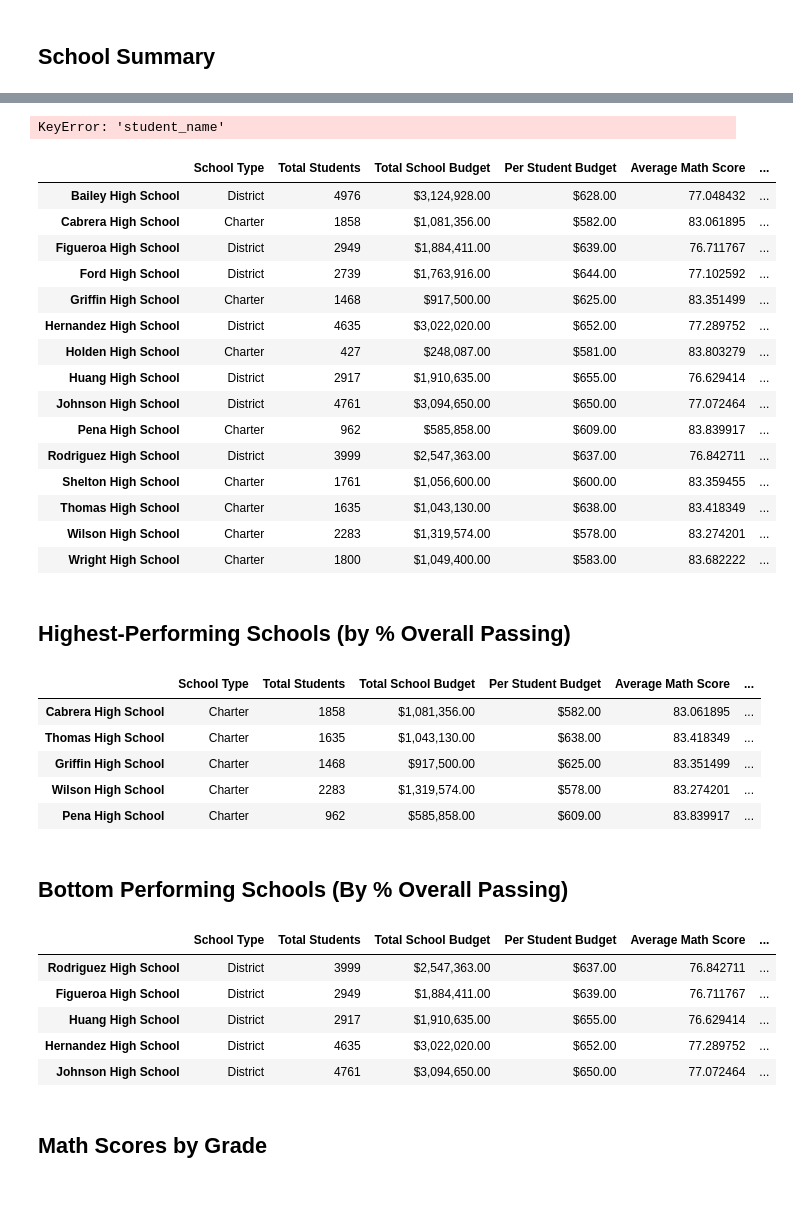
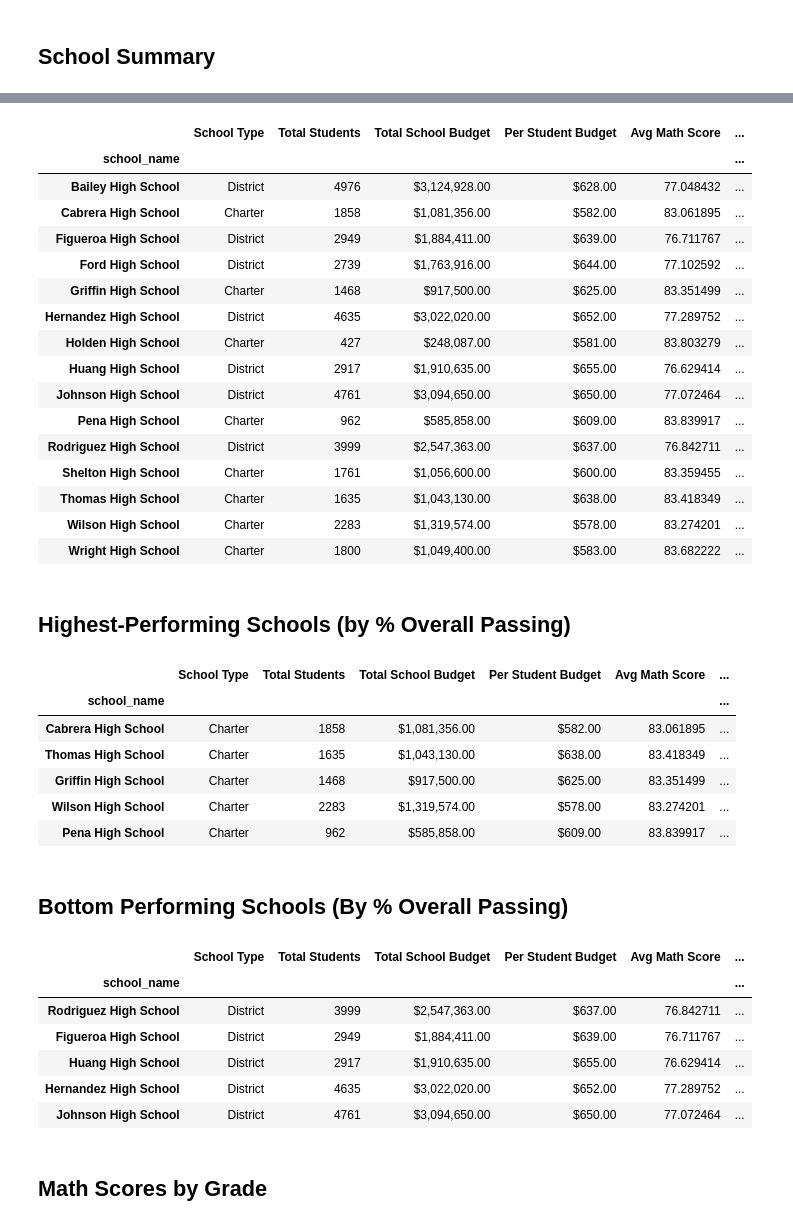
Before and after one commit to OEinarsson/Pandas-Challenge, a Jupyter notebook: Starter_Code/PyCitySchools/PyCitySchools_starter.ipynb, the cells around one changed output, grey strips where cells are left out. Saved outputs shown, nothing was run; the diff lists cells and outputs as text; code cells hidden in the pictures; blank space fills up the shorter version.

```diff
--- a/Starter_Code/PyCitySchools/PyCitySchools_starter.ipynb
+++ b/Starter_Code/PyCitySchools/PyCitySchools_starter.ipynb
@@ -130,38 +111,45 @@ per_school_budget = school_data_complete.groupby(["school_name"]).mean()["budget
 per_school_capita = per_school_budget / per_school_counts
 # %%
 # Calculate the average test scores
-per_school_math = school_data_complete[school_data_complete['math_score'] >= 70].groupby(['school_name']).count()['student_name']
-per_school_reading = school_data_complete[school_data_complete['reading_score'] >= 70].groupby(['school_name']).count()['student_name']
+per_school_math = school_data_complete.groupby(['school_name',])['math_score'].mean()
+per_school_reading = school_data_complete.groupby(['school_name'])['reading_score'].mean()
 # %%
 # Calculate the number of schools with math scores of 70 or higher
-school_passing_math = per_school_math = school_data_complete.groupby(['school_name'])['math_score'].mean()
+school_passing_math = school_data_complete.loc[school_data_complete["math_score"] >= 70, :]
 # %%
 # Calculate the number of schools with reading scores of 70 or higher
-school_passing_reading = per_school_math = school_data_complete.groupby(['school_name'])['reading_score'].mean()
+school_passing_reading = school_data_complete.loc[school_data_complete["reading_score"] >= 70, :]
 # %%
 # Use the provided code to calculate the schools that passed both math and reading with scores of 70 or higher
 passing_math_and_reading = school_data_complete[
-    (school_data_complete["reading_score"] >= 70) & (school_data_complete["math_score"] >= 70)
-]
+    (school_data_complete["reading_score"] >= 70) & (school_data_complete["math_score"] >= 70)]
 # %%
 # Use the provided code to calculate the passing rates
 per_school_passing_math = school_passing_math.groupby(["school_name"]).count()["student_name"] / per_school_counts * 100
 per_school_passing_reading = school_passing_reading.groupby(["school_name"]).count()["student_name"] / per_school_counts * 100
 overall_passing_rate = passing_math_and_reading.groupby(["school_name"]).count()["student_name"] / per_school_counts * 100
-# %% [output]
-KeyError: 'student_name'
 # %%
 # Create a DataFrame called `per_school_summary` with columns for the calculations above.
-per_school_summary =
+per_school_summary = pd.DataFrame({
+    "School Type" : school_types,
+    "Total Students": per_school_counts ,
+    "Total School Budget": per_school_budget ,
+    "Per Student Budget": per_school_capita ,
+    "Avg Math Score": per_school_math,
+    "Avg Reading Score": per_school_reading ,
+     "% Passing Math":per_school_passing_math,
+    "% Passing Reading" : per_school_passing_reading,
+    "% Overall Passing" : overall_passing_rate})
 
 # Formatting
 per_school_summary["Total School Budget"] = per_school_summary["Total School Budget"].map("${:,.2f}".format)
 per_school_summary["Per Student Budget"] = per_school_summary["Per Student Budget"].map("${:,.2f}".format)
 
 # Display the DataFrame
 per_school_summary
 # %% [output]
-|  | School Type | Total Students | Total School Budget | Per Student Budget | Average Math Score | ... |
+|  | School Type | Total Students | Total School Budget | Per Student Budget | Avg Math Score | ... |
+| school_name |  |  |  |  |  | ... |
 | Bailey High School | District | 4976 | $3,124,928.00 | $628.00 | 77.048432 | ... |
 | Cabrera High School | Charter | 1858 | $1,081,356.00 | $582.00 | 83.061895 | ... |
 | Figueroa High School | District | 2949 | $1,884,411.00 | $639.00 | 76.711767 | ... |
@@ -181,10 +169,11 @@ per_school_summary
 ## Highest-Performing Schools (by % Overall Passing)
 # %%
 # Sort the schools by `% Overall Passing` in descending order and display the top 5 rows.
-top_schools =
+top_schools = per_school_summary.sort_values("% Overall Passing", ascending =False)
 top_schools.head(5)
 # %% [output]
-|  | School Type | Total Students | Total School Budget | Per Student Budget | Average Math Score | ... |
+|  | School Type | Total Students | Total School Budget | Per Student Budget | Avg Math Score | ... |
+| school_name |  |  |  |  |  | ... |
 | Cabrera High School | Charter | 1858 | $1,081,356.00 | $582.00 | 83.061895 | ... |
 | Thomas High School | Charter | 1635 | $1,043,130.00 | $638.00 | 83.418349 | ... |
 | Griffin High School | Charter | 1468 | $917,500.00 | $625.00 | 83.351499 | ... |
@@ -194,10 +183,11 @@ top_schools.head(5)
 ## Bottom Performing Schools (By % Overall Passing)
 # %%
 # Sort the schools by `% Overall Passing` in ascending order and display the top 5 rows.
-bottom_schools =
+bottom_schools = per_school_summary.sort_values("% Overall Passing")
 bottom_schools.head(5)
 # %% [output]
-|  | School Type | Total Students | Total School Budget | Per Student Budget | Average Math Score | ... |
+|  | School Type | Total Students | Total School Budget | Per Student Budget | Avg Math Score | ... |
+| school_name |  |  |  |  |  | ... |
 | Rodriguez High School | District | 3999 | $2,547,363.00 | $637.00 | 76.842711 | ... |
 | Figueroa High School | District | 2949 | $1,884,411.00 | $639.00 | 76.711767 | ... |
 | Huang High School | District | 2917 | $1,910,635.00 | $655.00 | 76.629414 | ... |
```
Also changed, not shown: parts of 11 cells of this notebook.
